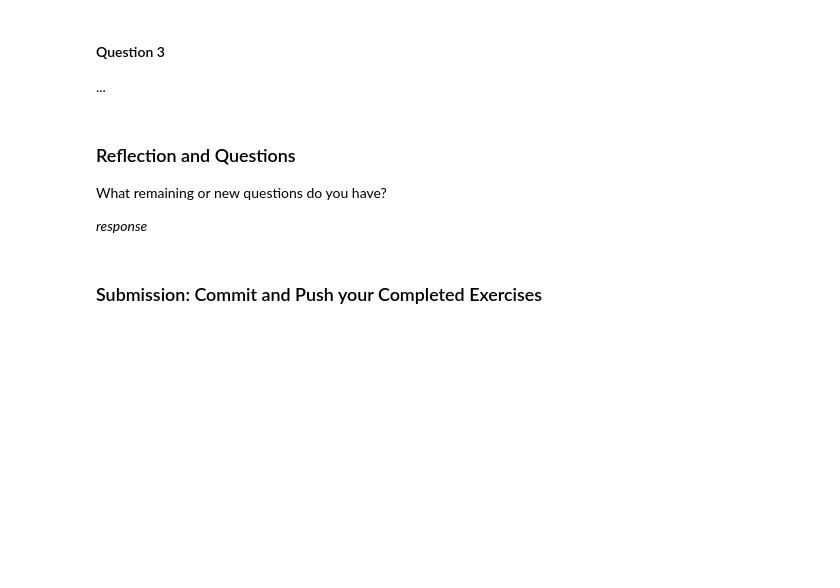
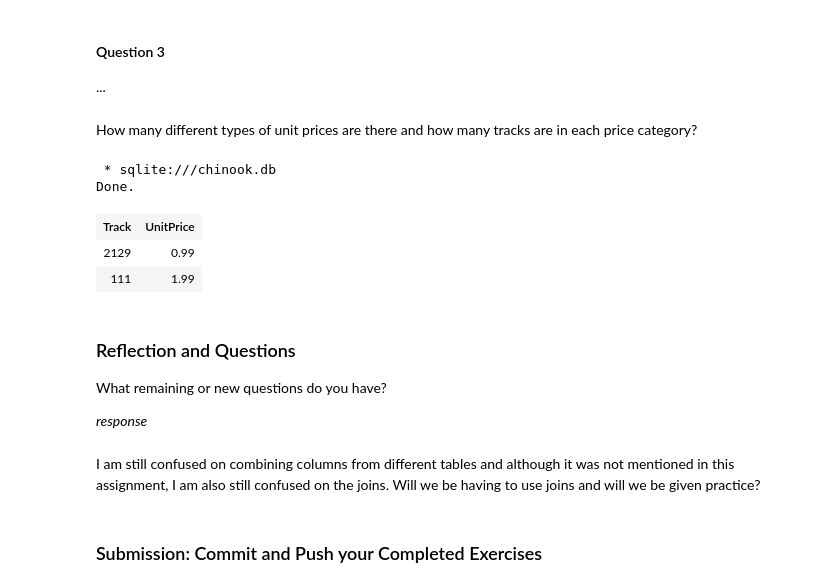
Before and after one commit to vungc/CSC330-Introduction-to-SQL-T6, a Jupyter notebook: Intro_to_SQL_2.ipynb, the cells around one changed output. Cells and saved outputs as stored; diff of their text form; code cells hidden in the pictures; blank space fills up the shorter version.

```diff
--- a/Intro_to_SQL_2.ipynb
+++ b/Intro_to_SQL_2.ipynb
@@ -175,14 +216,27 @@ Please include the question your query is designed to answer.
 # %% [markdown]
 #### Question 3
 ...
+# %% [markdown]
+How many different types of unit prices are there and how many tracks are in each price category?
 # %%
 %%sql
 -- Write your query here
+SELECT COUNT (trackid) AS Track, unitprice
+FROM invoice_items
+GROUP BY unitprice
+# %% [output]
+ * sqlite:///chinook.db
+Done.
+| Track | UnitPrice |
+| 2129 | 0.99 |
+| 111 | 1.99 |
 # %% [markdown]
 ### Reflection and Questions
 
 What remaining or new questions do you have?
 
 _response_
+# %% [markdown]
+I am still confused on combining columns from different tables and although it was not mentioned in this assignment, I am also still confused on the joins. Will we be having to use joins and will we be given practice?
 # %% [markdown]
 ### Submission: Commit and Push your Completed Exercises
```
Also changed, not shown: parts of 5 cells of this notebook.
